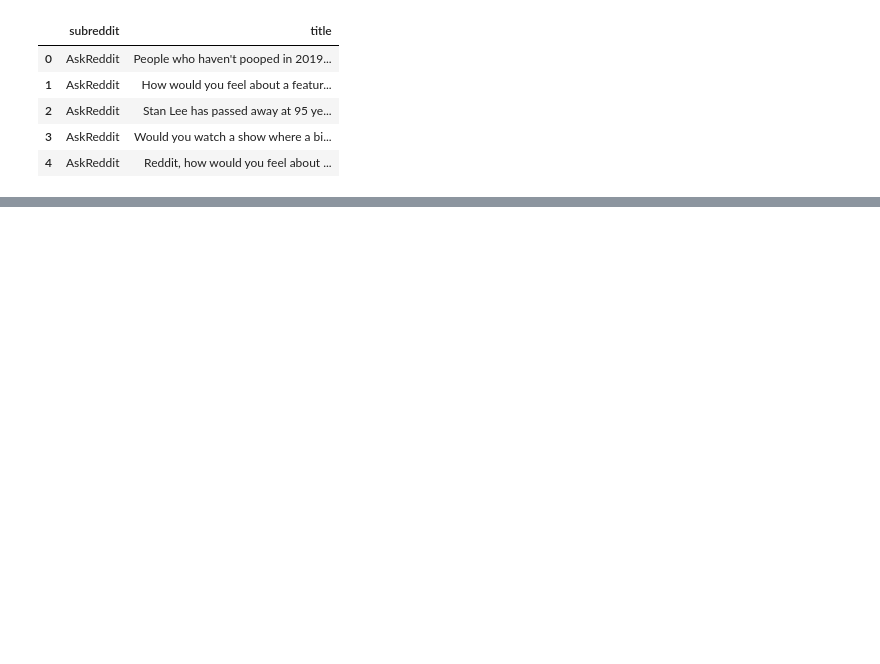
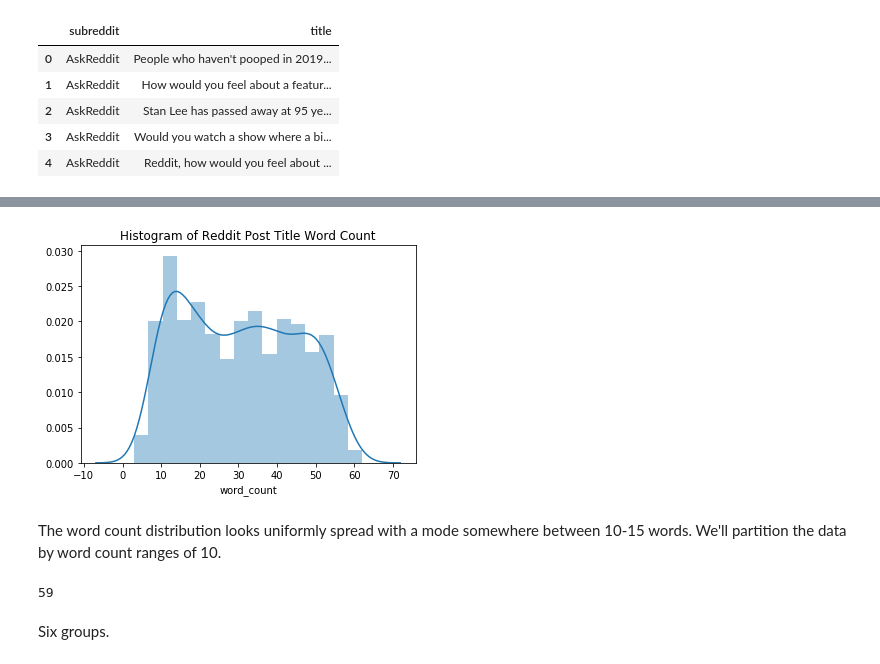
Before and after one commit to zionsteiner/NaiveBayesRedditTitleClassification, a Jupyter notebook: project5_zion.ipynb, the cells around one changed output, grey strips where cells are left out. Saved outputs shown, nothing was run; the diff lists cells and outputs as text; code cells hidden in the pictures; blank space fills up the shorter version.

```diff
--- a/project5_zion.ipynb
+++ b/project5_zion.ipynb
@@ -51,0 +135,16 @@ df_feat = pd.DataFrame(columns=['subreddit', 'title', 'len', ''])
+# %%
+df_title['word_count'] = df_title['title'].str.split().apply(lambda x: len(x))
+df_title.to_csv('data/titles.csv')
+
+sns.distplot(df_title['word_count']).set_title('Histogram of Reddit Post Title Word Count')
+plt.savefig('imgs/wordCountHist.png')
+# %% [output]
+[figure, added]
+# %% [markdown]
+The word count distribution looks uniformly spread with a mode somewhere between 10-15 words. We'll partition the data by word count ranges of 10.
+# %%
+df_title['word_count'].max() - df_title['word_count'].min()
+# %% [output]
+59
+# %% [markdown]
+Six groups.
```
Also changed, not shown: parts of 13 cells of this notebook, 3 other files.
